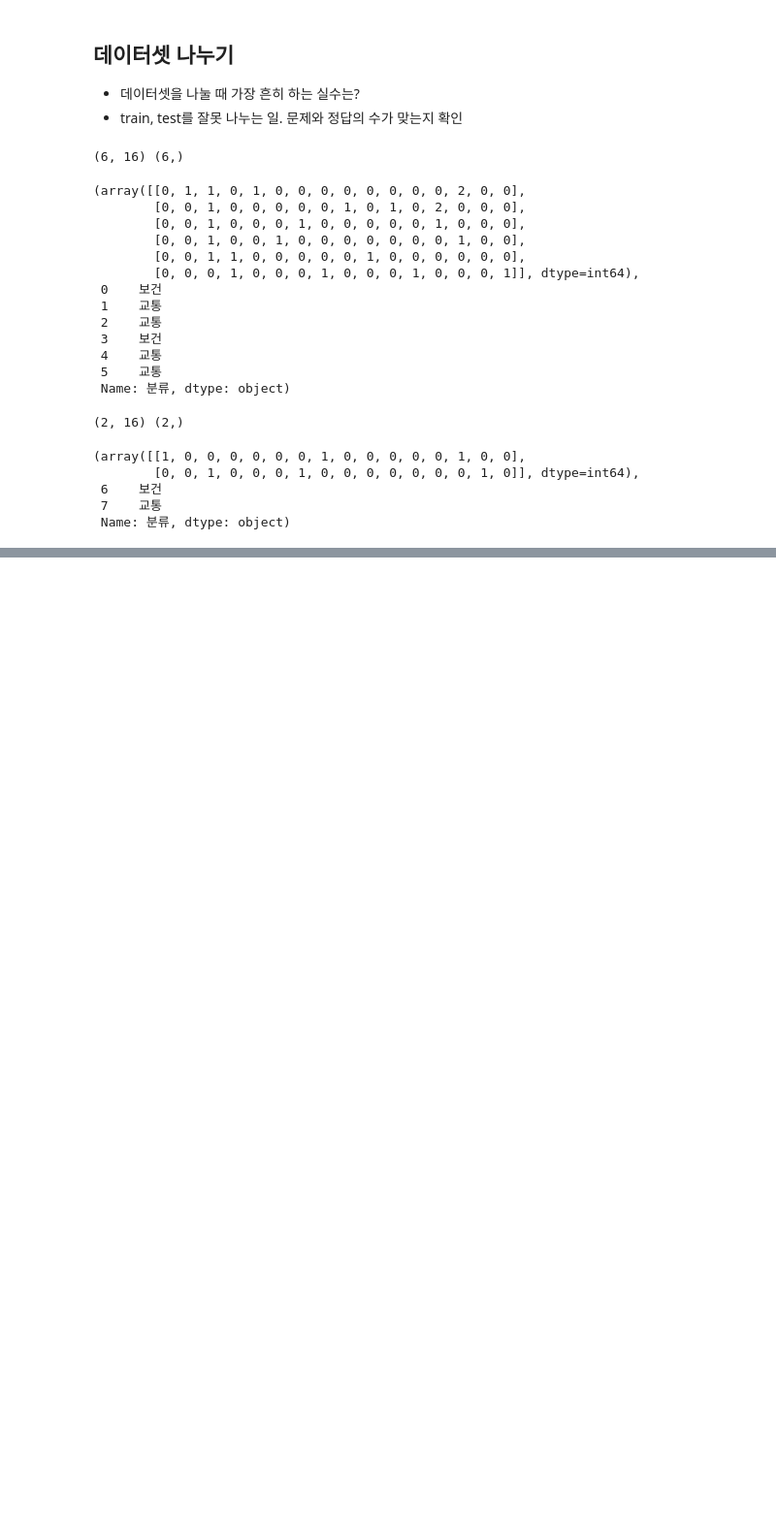
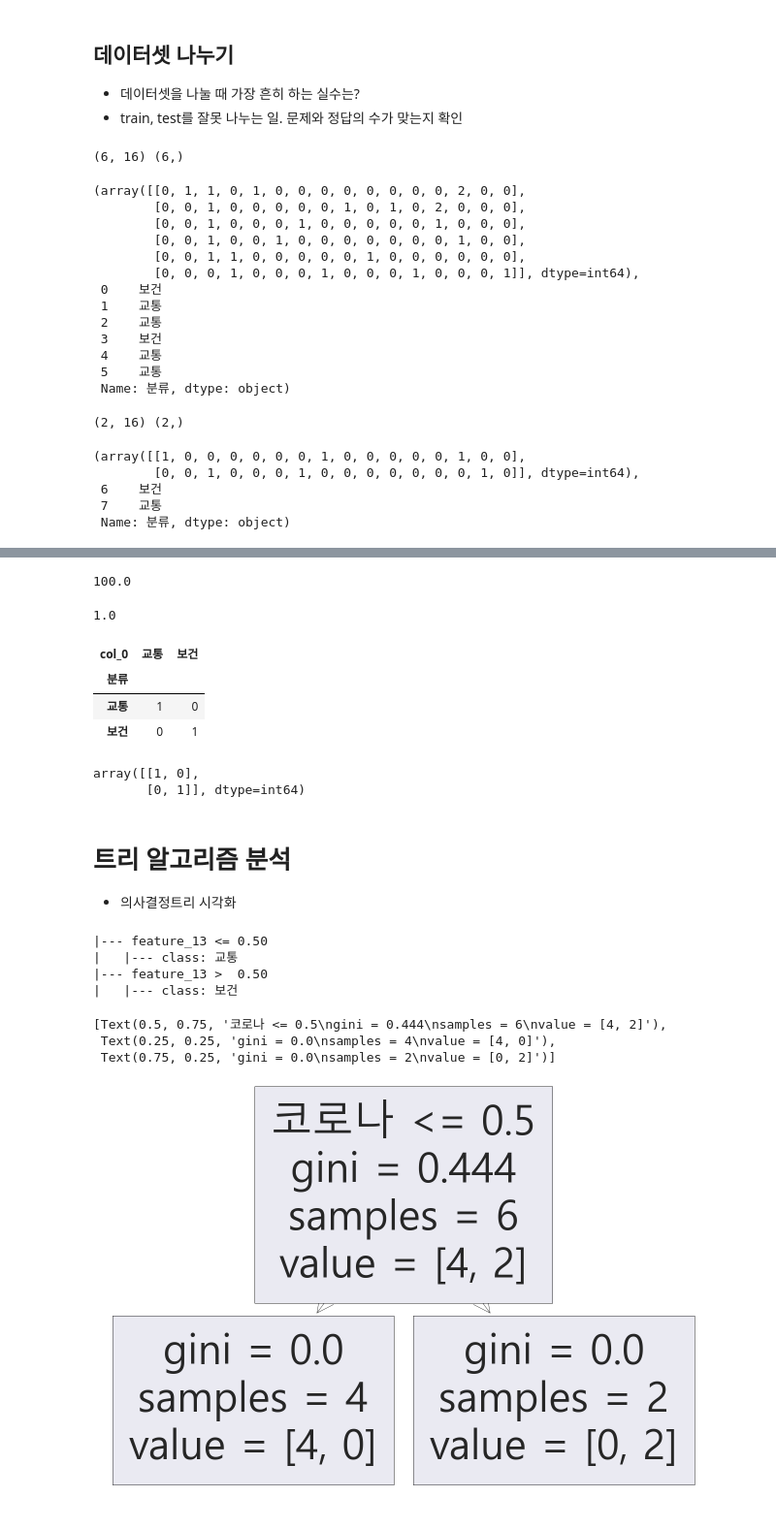
Before and after one commit to raymondanythings/classifier, a Jupyter notebook: corazzon-classifier.ipynb, the cells around one changed output, grey strips where cells are left out. Shown at 97% size. Drawn from its saved outputs; the diff is of its cells as text; code cells hidden in the pictures; blank space fills up the shorter version.

Commit message:
의사결정트리 기반 학습모델 생성

```diff
--- a/corazzon-classifier.ipynb
+++ b/corazzon-classifier.ipynb
@@ -282,0 +260,5 @@ x_test,y_test
+# %%
+# DecisionTreeClassifier 사용 ( 의사결정트리 )
+from sklearn.tree import DecisionTreeClassifier
+model = DecisionTreeClassifier()
+model
@@ -282,0 +270,3 @@ x_test,y_test
+# %%
+# fit(기출문제, 정답)
+model.fit(x_train,y_train)
@@ -282,0 +287,46 @@ x_test,y_test
+# %%
+# 예측의 정확도 구하기
+(y_test == y_predict).mean() * 100
+# %% [output]
+100.0
+# %%
+# sklearn에서 제공하는 정확도 함수
+from sklearn.metrics import accuracy_score
+accuracy_score(y_test, y_predict)
+# %% [output]
+1.0
+# %%
+# crosstab을 활용한 confusion matrix
+pd.crosstab(y_test,y_predict)
+# %% [output]
+| col_0 | 교통 | 보건 |
+| 분류 |  |  |
+| 교통 | 1 | 0 |
+| 보건 | 0 | 1 |
+# %%
+# confusion_matrix 활용
+from sklearn.metrics import confusion_matrix
+confusion_matrix(y_test,y_predict)
+# %% [output]
+array([[1, 0],
+       [0, 1]], dtype=int64)
+# %% [markdown]
+# 트리 알고리즘 분석
+- 의사결정트리 시각화
+# %%
+# export_text 로 트리 분석
+from sklearn.tree import export_text
+print(export_text(model))
+# %% [output]
+|--- feature_13 <= 0.50
+|   |--- class: 교통
+|--- feature_13 >  0.50
+|   |--- class: 보건
+# %%
+from sklearn.tree import plot_tree
+plot_tree(model, feature_names=feature_names)
+# %% [output]
+[Text(0.5, 0.75, '코로나 <= 0.5\ngini = 0.444\nsamples = 6\nvalue = [4, 2]'),
+ Text(0.25, 0.25, 'gini = 0.0\nsamples = 4\nvalue = [4, 0]'),
+ Text(0.75, 0.25, 'gini = 0.0\nsamples = 2\nvalue = [0, 2]')]
+[figure, added]
```
Also changed, not shown: parts of 9 cells of this notebook, 4 other files.
